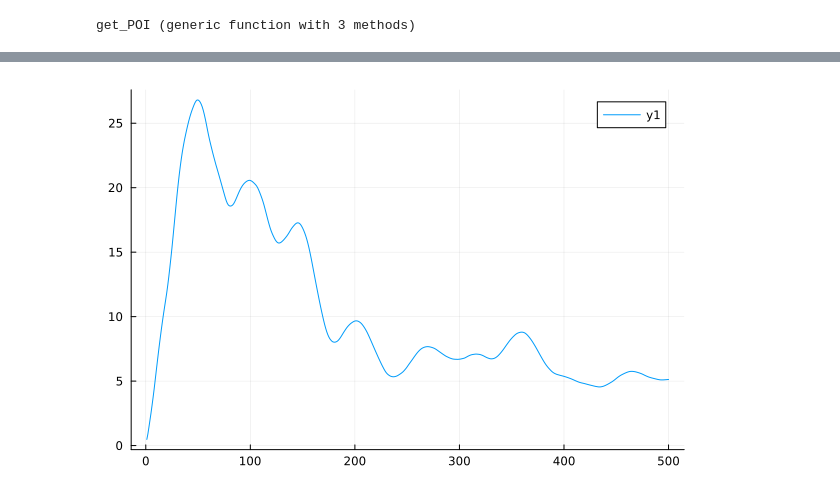
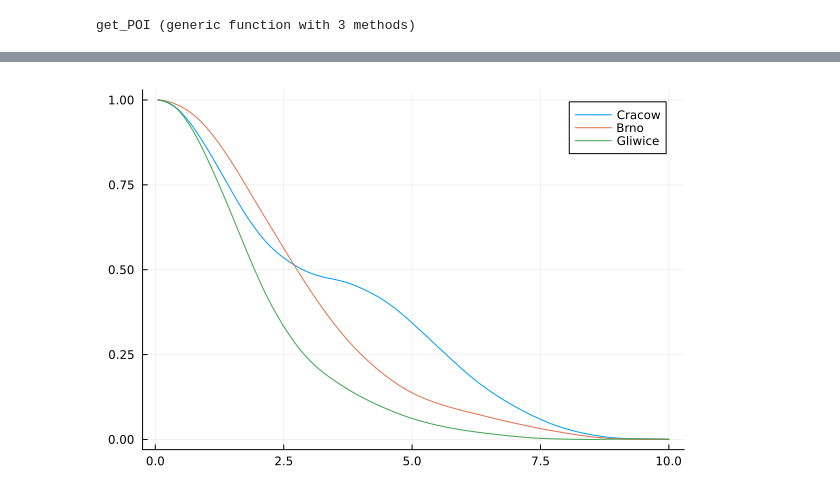
Before and after one commit to AdamKasinski/walkability_analyses, a Jupyter notebook: example.ipynb, the cells around one changed output, grey strips where cells are left out. Saved outputs shown, nothing was run; the diff lists cells and outputs as text; code cells hidden in the pictures.

Commit message:
better plot and scaling

```diff
--- a/example.ipynb
+++ b/example.ipynb
@@ -97,0 +66,4 @@ attr = calculate_attractiveness_of_sector(points_cracow,ix_cracow,:transport)
+# %%
+points_cracow = generate_sectors(200,10,center_cracow,100)
+points_brno = generate_sectors(200,10,center_brno,100)
+points_gliwice = generate_sectors(200,10,center_gliwice,100)
@@ -97,0 +88,5 @@ attr = calculate_attractiveness_of_sector(points_cracow,ix_cracow,:transport)
+# %%
+attr = :shopping
+attr_cracow = calculate_attractiveness_of_sector(points_cracow,ix_cracow,attr)
+attr_brno = calculate_attractiveness_of_sector(points_brno,ix_brno,attr)
+attr_gliwice = calculate_attractiveness_of_sector(points_gliwice,ix_gliwice,attr)
@@ -97,0 +111,4 @@ attr = calculate_attractiveness_of_sector(points_cracow,ix_cracow,:transport)
+# %%
+stand_cracow = min_max_scaling(attr_cracow)
+stand_brno = min_max_scaling(attr_brno)
+stand_gliwice = min_max_scaling(attr_gliwice)
@@ -98,2 +133,2 @@ attr = calculate_attractiveness_of_sector(points_cracow,ix_cracow,:transport)
 # %%
-x_axis = [i for i in 1:500]
+x_axis = [i*50 for i in 1:200]./1000
@@ -100,4 +153,6 @@ x_axis = [i for i in 1:500]
-# %%
-plot(x_axis,attr)
-# %% [output]
-[figure, removed]
+# %%
+plot(x_axis,stand_cracow, label = "Cracow")#, marker=:circle)
+plot!(x_axis,stand_brno, label = "Brno")#, marker=:circle)
+plot!(x_axis,stand_gliwice, label = "Gliwice")#, marker=:circle)
+# %% [output]
+[figure, added]
```
Also changed, not shown: parts of 10 cells of this notebook, 1 other file.
